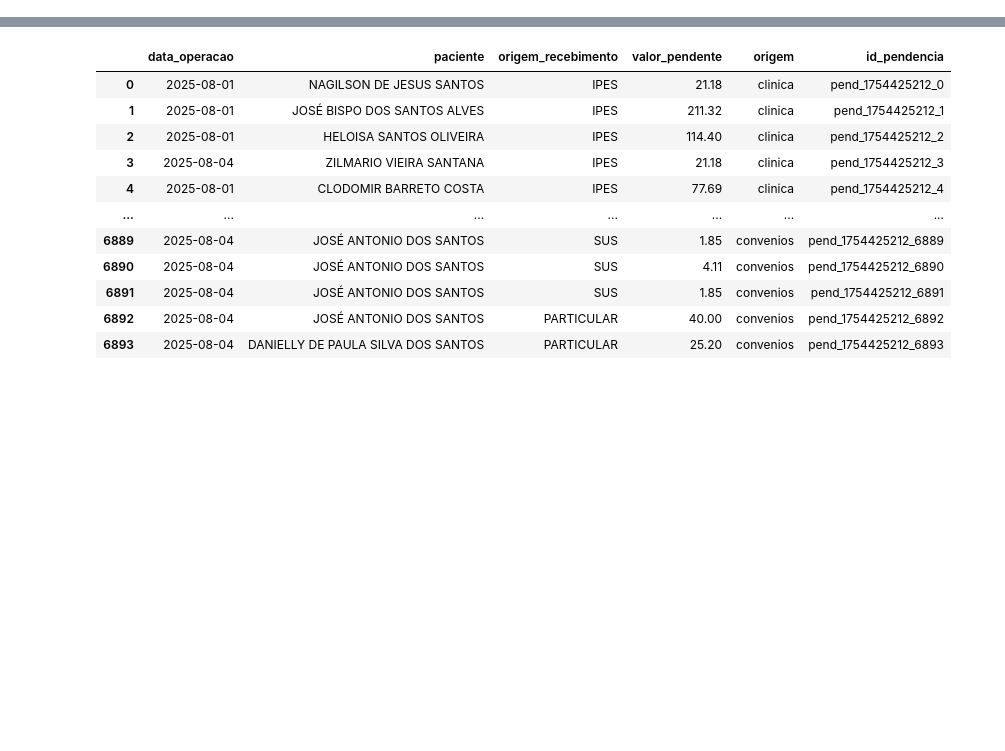
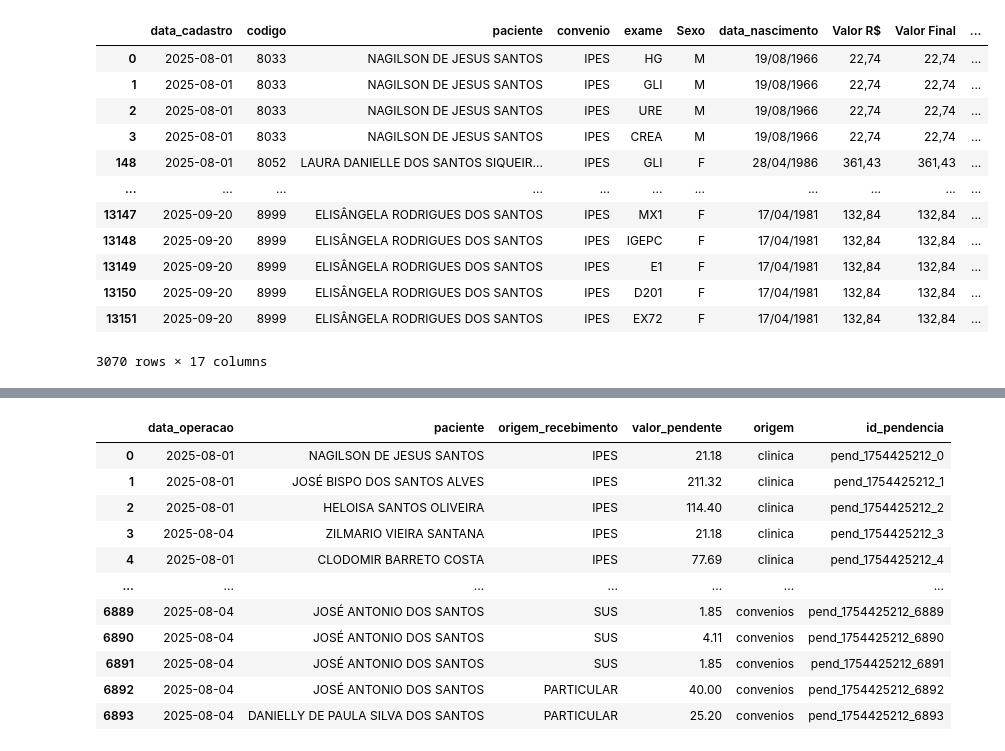
Before and after one commit to leoparipiranga/clinicasantasaude, a Jupyter notebook: testa_importacao.ipynb, the cells around one changed output, grey strips where cells are left out. Drawn from its saved outputs; the diff is of its cells as text; code cells hidden in the pictures; blank space fills up the shorter version.

```diff
--- a/testa_importacao.ipynb
+++ b/testa_importacao.ipynb
@@ -3,0 +34,18 @@ import pickle
+# %%
+with open('data/convenio_detalhado.pkl', 'rb') as f:
+    conv = pickle.load(f)
+conv
+# %% [output]
+|  | data_cadastro | codigo | paciente | convenio | exame | Sexo | data_nascimento | Valor R$ | Valor Final | ... |
+| 0 | 2025-08-01 | 8033 | NAGILSON DE JESUS SANTOS | IPES | HG | M | 19/08/1966 | 22,74 | 22,74 | ... |
+| 1 | 2025-08-01 | 8033 | NAGILSON DE JESUS SANTOS | IPES | GLI | M | 19/08/1966 | 22,74 | 22,74 | ... |
+| 2 | 2025-08-01 | 8033 | NAGILSON DE JESUS SANTOS | IPES | URE | M | 19/08/1966 | 22,74 | 22,74 | ... |
+| 3 | 2025-08-01 | 8033 | NAGILSON DE JESUS SANTOS | IPES | CREA | M | 19/08/1966 | 22,74 | 22,74 | ... |
+| 148 | 2025-08-01 | 8052 | LAURA DANIELLE DOS SANTOS SIQUEIR... | IPES | GLI | F | 28/04/1986 | 361,43 | 361,43 | ... |
+| ... | ... | ... | ... | ... | ... | ... | ... | ... | ... | ... |
+| 13147 | 2025-09-20 | 8999 | ELISÂNGELA RODRIGUES DOS SANTOS | IPES | MX1 | F | 17/04/1981 | 132,84 | 132,84 | ... |
+| 13148 | 2025-09-20 | 8999 | ELISÂNGELA RODRIGUES DOS SANTOS | IPES | IGEPC | F | 17/04/1981 | 132,84 | 132,84 | ... |
+| 13149 | 2025-09-20 | 8999 | ELISÂNGELA RODRIGUES DOS SANTOS | IPES | E1 | F | 17/04/1981 | 132,84 | 132,84 | ... |
+| 13150 | 2025-09-20 | 8999 | ELISÂNGELA RODRIGUES DOS SANTOS | IPES | D201 | F | 17/04/1981 | 132,84 | 132,84 | ... |
+| 13151 | 2025-09-20 | 8999 | ELISÂNGELA RODRIGUES DOS SANTOS | IPES | EX72 | F | 17/04/1981 | 132,84 | 132,84 | ... |
+3070 rows × 17 columns
```
Also changed, not shown: parts of 13 cells of this notebook, 28 other files.
